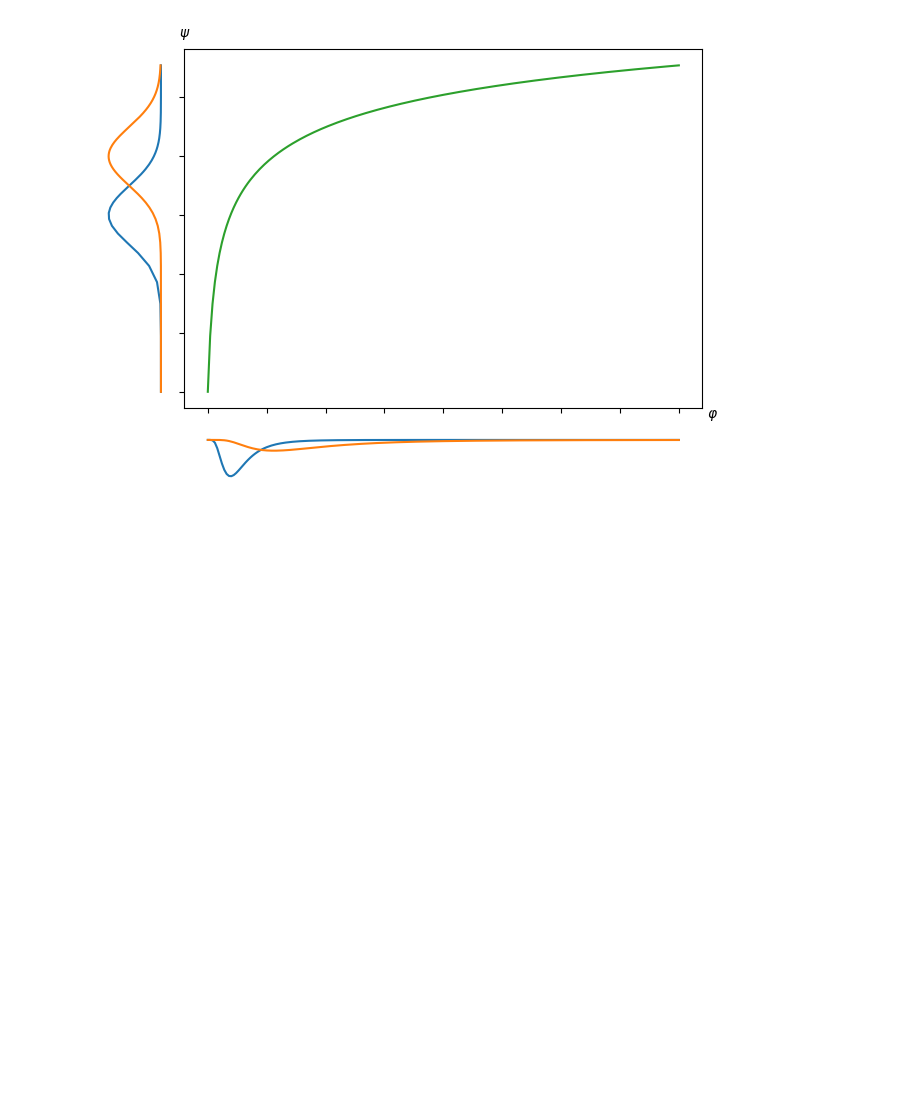
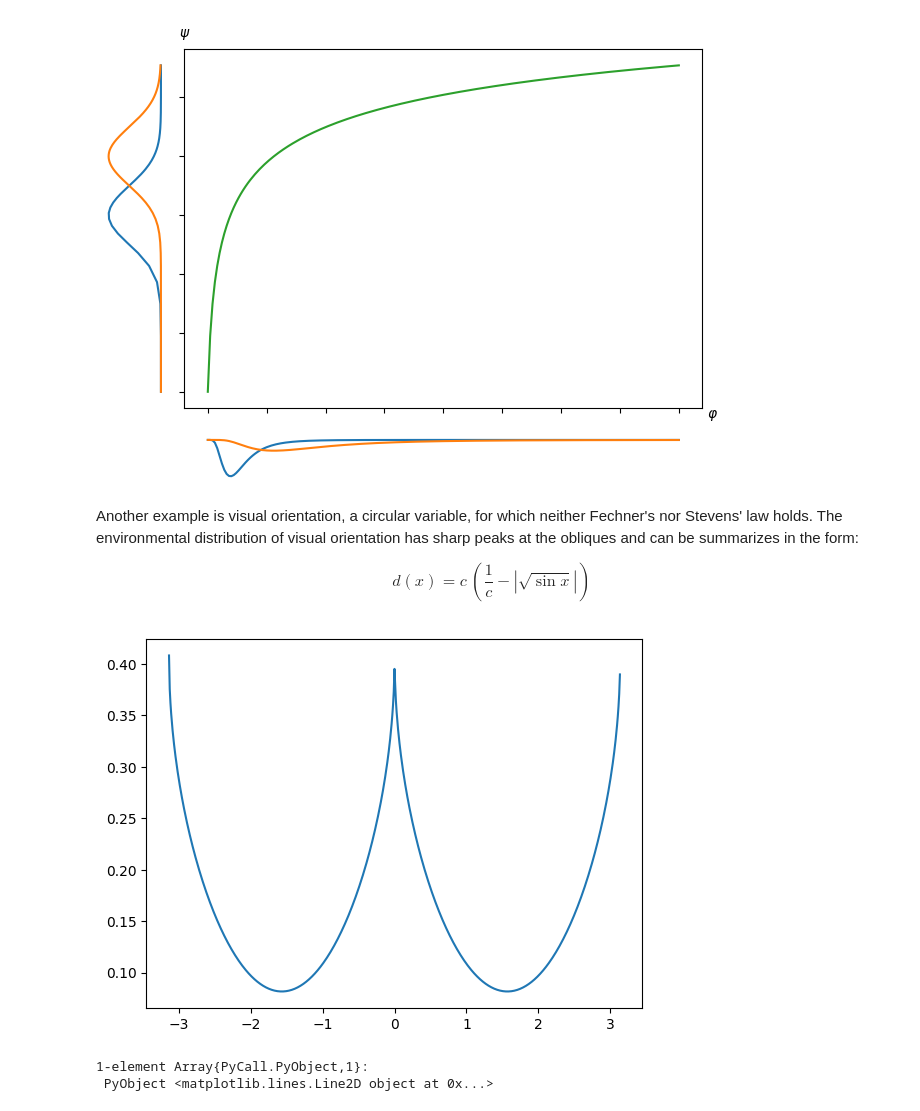
Before and after one commit to dominikstrb/Fechner.jl, a Jupyter notebook: notebooks/IntroSDT.ipynb, the cells around one changed output. Cells and saved outputs as stored; diff of their text form; code cells hidden in the pictures; blank space fills up the shorter version.

Commit message:
orientation coding

```diff
--- a/notebooks/IntroSDT.ipynb
+++ b/notebooks/IntroSDT.ipynb
@@ -149,2 +155,23 @@ if save_figures f.savefig("../figures/efficient-coding.pdf") end
 # %% [output]
 [figure]
+# %% [markdown]
+Another example is visual orientation, a circular variable, for which neither Fechner's nor Stevens' law holds. The environmental distribution of visual orientation has sharp peaks at the obliques and can be summarizes in the form:
+
+$$
+d(x) = c \, (\frac{1}{c} - |\sqrt{\sin{x}}|)
+$$
+# %%
+c = 0.8
+
+d_u(x) = c * ((1 / c) - abs(sqrt(Complex(sin(x)))))
+
+normconst = quadgk(d_u, -pi, pi, rtol=1e-8)[1]
+d(x) = d_u(x) ./ normconst
+
+ϕ = collect(-pi:0.01:pi)
+
+plt.plot(ϕ, d.(ϕ))
+# %% [output]
+[figure, added]
+1-element Array{PyCall.PyObject,1}:
+ PyObject <matplotlib.lines.Line2D object at 0x...>
```
Also changed, not shown: parts of 7 cells of this notebook, 2 other files.
